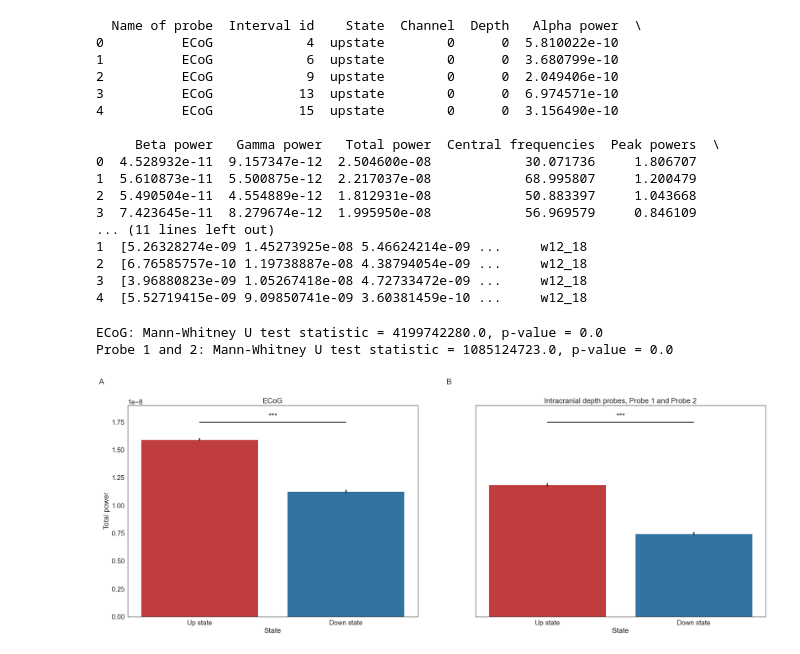
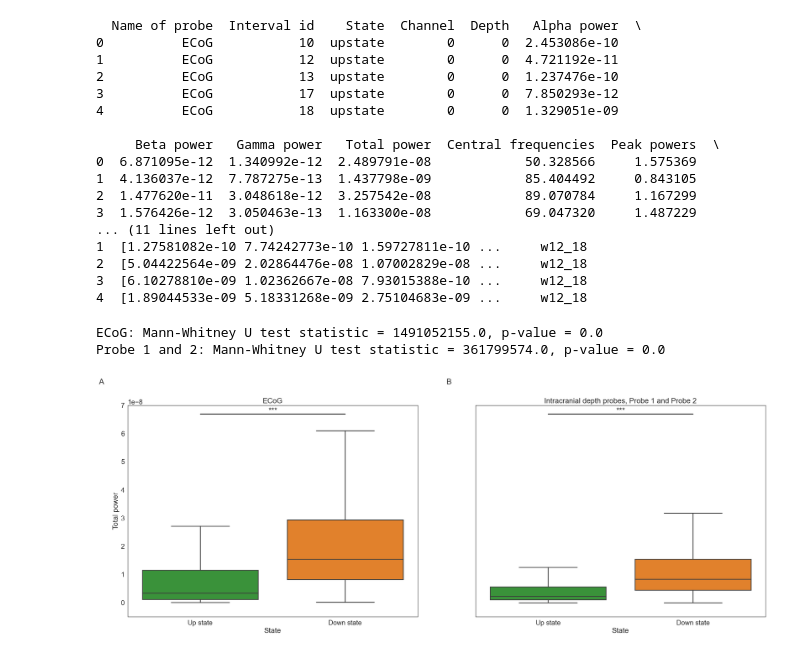
Before and after one commit to programerkotik/thesis-2023-travelling-waves, a Jupyter notebook: exp/spectral-analysis/spectral_plots_intervals.ipynb, the cells around one changed output. Cells and saved outputs as stored; diff of their text form; code cells hidden in the pictures.

```diff
--- a/exp/spectral-analysis/spectral_plots_intervals.ipynb
+++ b/exp/spectral-analysis/spectral_plots_intervals.ipynb
@@ -27,7 +27,7 @@ sys.path.append(project_path)
 # %%
-w12_18_path = 'res/spectral-analysis/w12_18.spont/spectral_properties_w12_18.spont.csv'
+w12_18_path = 'res/spectral-analysis/w12_18.spont/spectral_properties_w12_18.spont_inverted.csv'
 w12_18 = pd.read_csv(w12_18_path)
-w12_07_path = 'res/spectral-analysis/w12_07.spont/spectral_properties_w12_07.spont.csv'
+w12_07_path = 'res/spectral-analysis/w12_07.spont/spectral_properties_w12_07.spont_inverted.csv'
 w12_07 = pd.read_csv(w12_07_path)
 
 w12_18['Experiment'] = 'w12_18'
@@ -37,22 +37,22 @@ df = pd.concat([w12_18, w12_07])
 print(df.head())
 # %% [output]
   Name of probe  Interval id    State  Channel  Depth   Alpha power  \
-0          ECoG            4  upstate        0      0  5.810022e-10
-1          ECoG            6  upstate        0      0  3.680799e-10
-2          ECoG            9  upstate        0      0  2.049406e-10
-3          ECoG           13  upstate        0      0  6.974571e-10
-4          ECoG           15  upstate        0      0  3.156490e-10
+0          ECoG           10  upstate        0      0  2.453086e-10
+1          ECoG           12  upstate        0      0  4.721192e-11
+2          ECoG           13  upstate        0      0  1.237476e-10
+3          ECoG           17  upstate        0      0  7.850293e-12
+4          ECoG           18  upstate        0      0  1.329051e-09
 
      Beta power   Gamma power   Total power  Central frequencies  Peak powers  \
-0  4.528932e-11  9.157347e-12  2.504600e-08            30.071736     1.806707
-1  5.610873e-11  5.500875e-12  2.217037e-08            68.995807     1.200479
-2  5.490504e-11  4.554889e-12  1.812931e-08            50.883397     1.043668
-3  7.423645e-11  8.279674e-12  1.995950e-08            56.969579     0.846109
+0  6.871095e-12  1.340992e-12  2.489791e-08            50.328566     1.575369
+1  4.136037e-12  7.787275e-13  1.437798e-09            85.404492     0.843105
+2  1.477620e-11  3.048618e-12  3.257542e-08            89.070784     1.167299
+3  1.576426e-12  3.050463e-13  1.163300e-08            69.047320     1.487229
 ... (11 lines left out)
-1  [5.26328274e-09 1.45273925e-08 5.46624214e-09 ...     w12_18
-2  [6.76585757e-10 1.19738887e-08 4.38794054e-09 ...     w12_18
-3  [3.96880823e-09 1.05267418e-08 4.72733472e-09 ...     w12_18
-4  [5.52719415e-09 9.09850741e-09 3.60381459e-10 ...     w12_18
+1  [1.27581082e-10 7.74242773e-10 1.59727811e-10 ...     w12_18
+2  [5.04422564e-09 2.02864476e-08 1.07002829e-08 ...     w12_18
+3  [6.10278810e-09 1.02362667e-08 7.93015388e-10 ...     w12_18
+4  [1.89044533e-09 5.18331268e-09 2.75104683e-09 ...     w12_18
 # %%
 from scipy.stats import mannwhitneyu
 
@@ -73,9 +73,10 @@ gs = GridSpec(1, 2, figure=fig)
 ax1 = fig.add_subplot(gs[0, 0]) # axis for ECoG
 ax2 = fig.add_subplot(gs[0, 1]) # axis for Probe 1 and 2
 
+my_colors = {'upstate': 'tab:green', 'downstate': 'tab:orange'}
 # Plot boxplots with State on x-axis and Total power on y-axis
-sns.barplot(x='State', y='Total power', data=df[df['Name of probe'] == 'ECoG'], ax=ax1)
-sns.barplot(x='State', y='Total power', data=df[df['Name of probe'] != 'ECoG'], ax=ax2)
+sns.boxplot(x='State', y='Total power', data=df[df['Name of probe'] == 'ECoG'], ax=ax1, palette=my_colors, showfliers=False)
+sns.boxplot(x='State', y='Total power', data=df[df['Name of probe'] != 'ECoG'], ax=ax2, palette=my_colors, showfliers=False)
 
 # Add titles to the subplots
 ax1.set_title('ECoG')
@@ -87,8 +88,8 @@ ax2.text(-0.1, 1.1, 'B', transform=ax2.transAxes, fontsize=20)
 
 
 # Add ylim signle for both subplots
-ax1.set_ylim([0, 1.9 * 10**-8])
-ax2.set_ylim([0, 1.9 * 10**-8])
+ax1.set_ylim([-0.5 * 10**-8, 7 * 10**-8])
+ax2.set_ylim([-0.5 * 10**-8, 7 * 10**-8])
 
 # Remove ticks from y-axis on ax2
 ax2.set_yticks([])
@@ -111,42 +112,42 @@ stat, p = mannwhitneyu(total_power_ecog_upstate, total_power_ecog_downstate)
 print(f'ECoG: Mann-Whitney U test statistic = {stat}, p-value = {p}')
 
 # Add significance stars to the plot for ECoG
 # Add line connecting two bars
-ax1.plot([0, 1], [1.75 * 10**-8, 1.75 * 10**-8], color='black', linewidth=2)
+ax1.plot([0, 1], [6.7 * 10**-8, 6.7 * 10**-8], color='black', linewidth=2)
 
 # Add significance stars
 if p < 0.001:
-    ax1.text(0.5, 1.8 * 10**-8, '***', horizontalalignment='center', verticalalignment='center', fontsize=20)
+    ax1.text(0.5, 6.8 * 10**-8, '***', horizontalalignment='center', verticalalignment='center', fontsize=20)
 elif p < 0.01:
-    ax1.text(0.5, 1.8 * 10**-8, '**', horizontalalignment='center', verticalalignment='center', fontsize=20)
+    ax1.text(0.5, 6.8 * 10**-8, '**', horizontalalignment='center', verticalalignment='center', fontsize=20)
 elif p < 0.05:
-    ax1.text(0.5, 1.8 * 10**-8, '*', horizontalalignment='center', verticalalignment='center', fontsize=20)
+    ax1.text(0.5, 6.8 * 10**-8, '*', horizontalalignment='center', verticalalignment='center', fontsize=20)
 
 # not ECoG
 # Get the total power in the two states
 total_power_probe1_upstate = df[(df['Name of probe'] != 'ECoG') & (df['State'] == 'upstate')]['Total power']
 total_power_probe1_downstate = df[(df['Name of probe'] != 'ECoG') & (df['State'] == 'downstate')]['Total power']
 
 # Perform Mann-Whitney U test
 stat, p = mannwhitneyu(total_power_probe1_upstate, total_power_probe1_downstate)
 print(f'Probe 1 and 2: Mann-Whitney U test statistic = {stat}, p-value = {p}')
 
 # Add significance stars to the plot for ECoG
 # Add line connecting two bars
-ax2.plot([0, 1], [1.75 * 10**-8, 1.75 * 10**-8], color='black', linewidth=2)
+ax2.plot([0, 1], [6.7 * 10**-8, 6.7 * 10**-8], color='black', linewidth=2)
 
 # Add significance stars
 if p < 0.001:
-    ax2.text(0.5, 1.8 * 10**-8, '***', horizontalalignment='center', verticalalignment='center', fontsize=20)
+    ax2.text(0.5, 6.8 * 10**-8, '***', horizontalalignment='center', verticalalignment='center', fontsize=20)
 elif p < 0.01:
-    ax2.text(0.5, 1.8 * 10**-8, '**', horizontalalignment='center', verticalalignment='center', fontsize=20)
+    ax2.text(0.5, 6.8 * 10**-8, '**', horizontalalignment='center', verticalalignment='center', fontsize=20)
 elif p < 0.05:
-    ax2.text(0.5, 1.8 * 10**-8, '*', horizontalalignment='center', verticalalignment='center', fontsize=20)
+    ax2.text(0.5, 6.8 * 10**-8, '*', horizontalalignment='center', verticalalignment='center', fontsize=20)
 
 
 # Save the figure
-fig.savefig(f'res/spectral-analysis/intervals-spectra.png', dpi=300, bbox_inches='tight')
+fig.savefig(f'res/spectral-analysis/intervals-spectra_inverted.png', dpi=300, bbox_inches='tight')
 # %% [output]
-ECoG: Mann-Whitney U test statistic = 4199742280.0, p-value = 0.0
-Probe 1 and 2: Mann-Whitney U test statistic = 1085124723.0, p-value = 0.0
+ECoG: Mann-Whitney U test statistic = 1491052155.0, p-value = 0.0
+Probe 1 and 2: Mann-Whitney U test statistic = 361799574.0, p-value = 0.0
-[figure, old version]
+[figure, new version]
```
Also changed, not shown: parts of 1 cell of this notebook, 18 other files.
